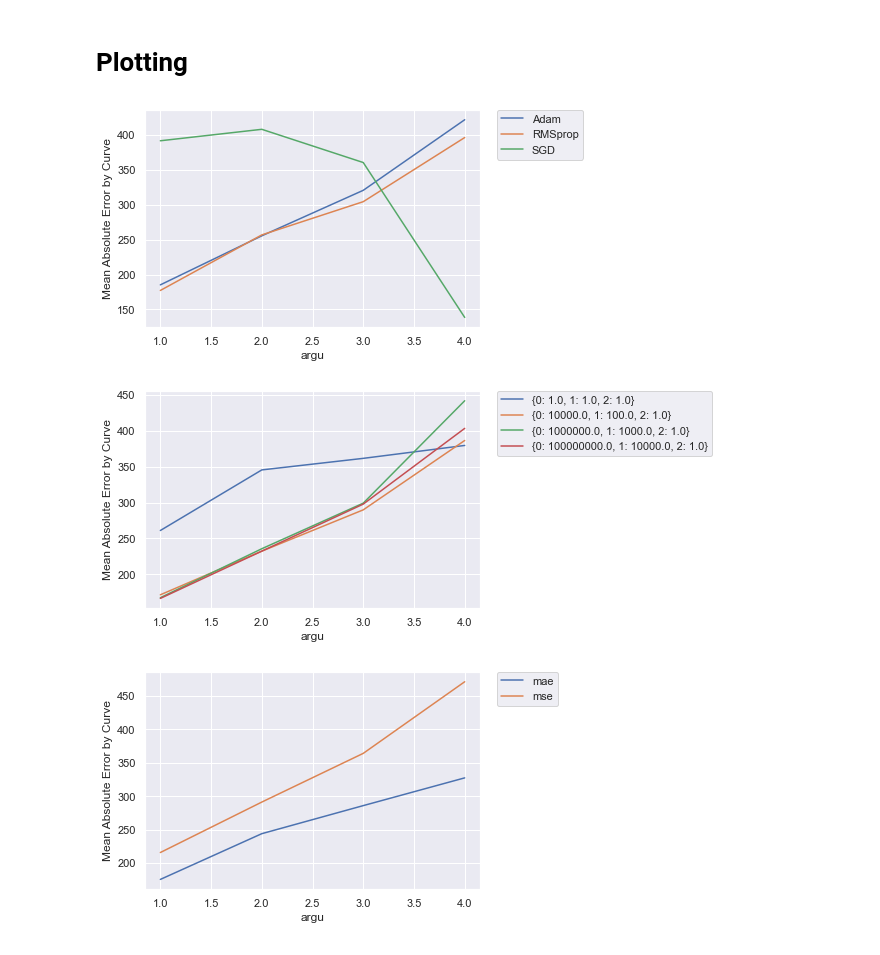
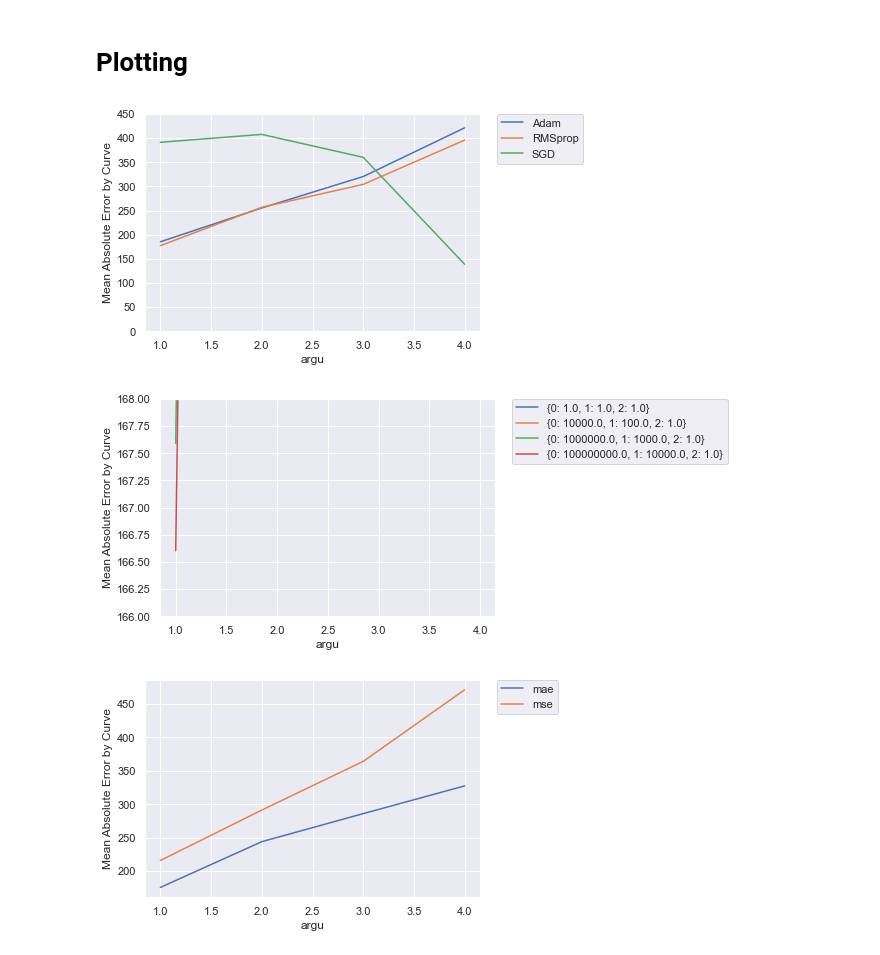
Before and after one commit to zuyeyang/Stanford_Battery_Project, a Jupyter notebook: Final_Project_AWS_Version/B_final_note.ipynb, the cells around one changed output. Cells and saved outputs as stored; diff of their text form; code cells hidden in the pictures.

```diff
--- a/Final_Project_AWS_Version/B_final_note.ipynb
+++ b/Final_Project_AWS_Version/B_final_note.ipynb
@@ -52,7 +66,7 @@ result_all_selected
 import seaborn as sns
 sns.set_theme(style="darkgrid")
 #group by argu + opt and show the mean or median or the error
-def plot_tune_result(arg1,arg2,error):
+def plot_tune_result(arg1,arg2,error,l=0,h=450):
     output = result_all_selected.groupby([arg1,arg2])['error'].aggregate([np.mean,np.median]).reset_index()
 
     ax = sns.lineplot(x = arg1, y = error,
@@ -60,15 +74,16 @@ def plot_tune_result(arg1,arg2,error):
                 hue= arg2,)
     plt.legend(bbox_to_anchor=(1.05, 1), loc='upper left', borderaxespad=0)
     ax.set(xlabel='{}'.format(arg1), ylabel='Mean Absolute Error by Curve')
+    plt.ylim(l,h)
     plt.show()
 # %%
 plot_tune_result('argu','opt','median')
 # %% [output]
-[figure, old version]
+[figure, new version]
 # %%
-plot_tune_result('argu','class_weight','median')
+plot_tune_result('argu','class_weight','median',166,168)
 # %% [output]
-[figure, old version]
+[figure, new version]
 # %%
 plot_tune_result('argu','loss_fun','median')
 # %% [output]
```
Also changed, not shown: parts of 37 cells of this notebook, 3 other files.
